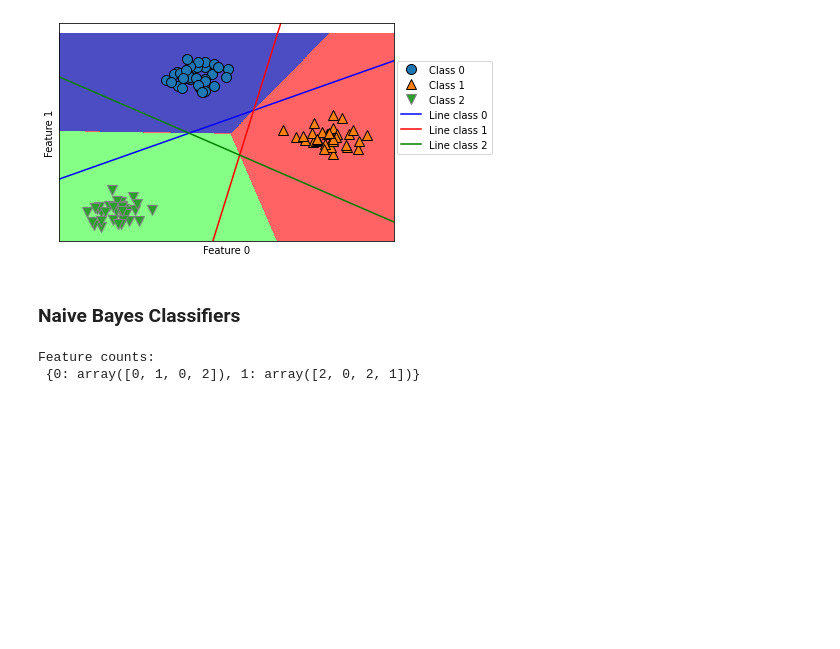
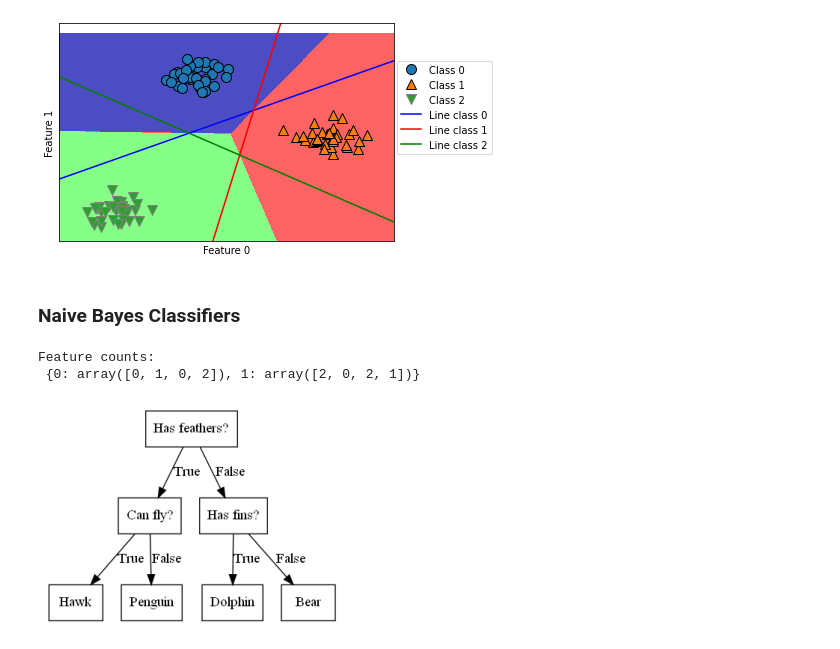
Before and after one commit to RooibosGood/signate, a Jupyter notebook: MachineLearning/MLTest.ipynb, the cells around one changed output. Drawn from its saved outputs; the diff is of its cells as text; code cells hidden in the pictures; blank space fills up the shorter version.

```diff
--- a/MachineLearning/MLTest.ipynb
+++ b/MachineLearning/MLTest.ipynb
@@ -489,3 +489,7 @@ print("Feature counts:\n", counts)
 # %% [output]
 Feature counts:
  {0: array([0, 1, 0, 2]), 1: array([2, 0, 2, 1])}
+# %%
+mglearn.plots.plot_animal_tree()
+# %% [output]
+[figure, added]
```
Also changed, not shown: parts of 34 cells of this notebook.
